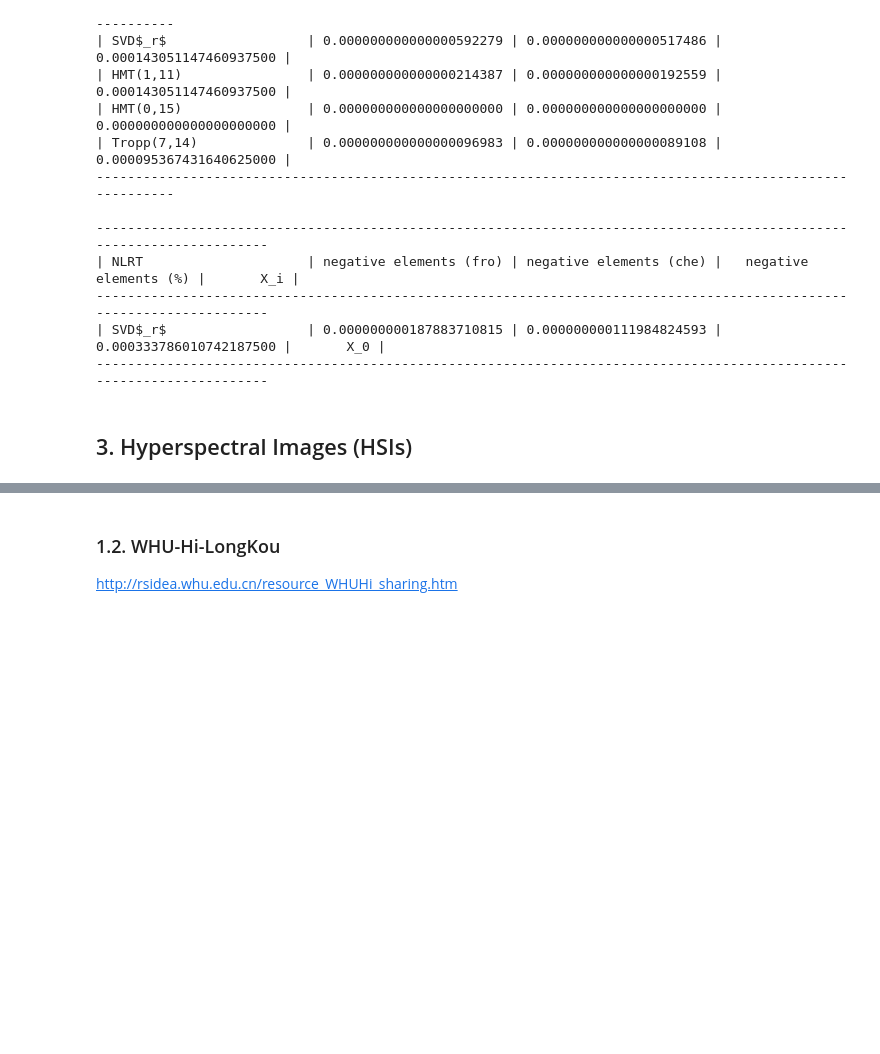
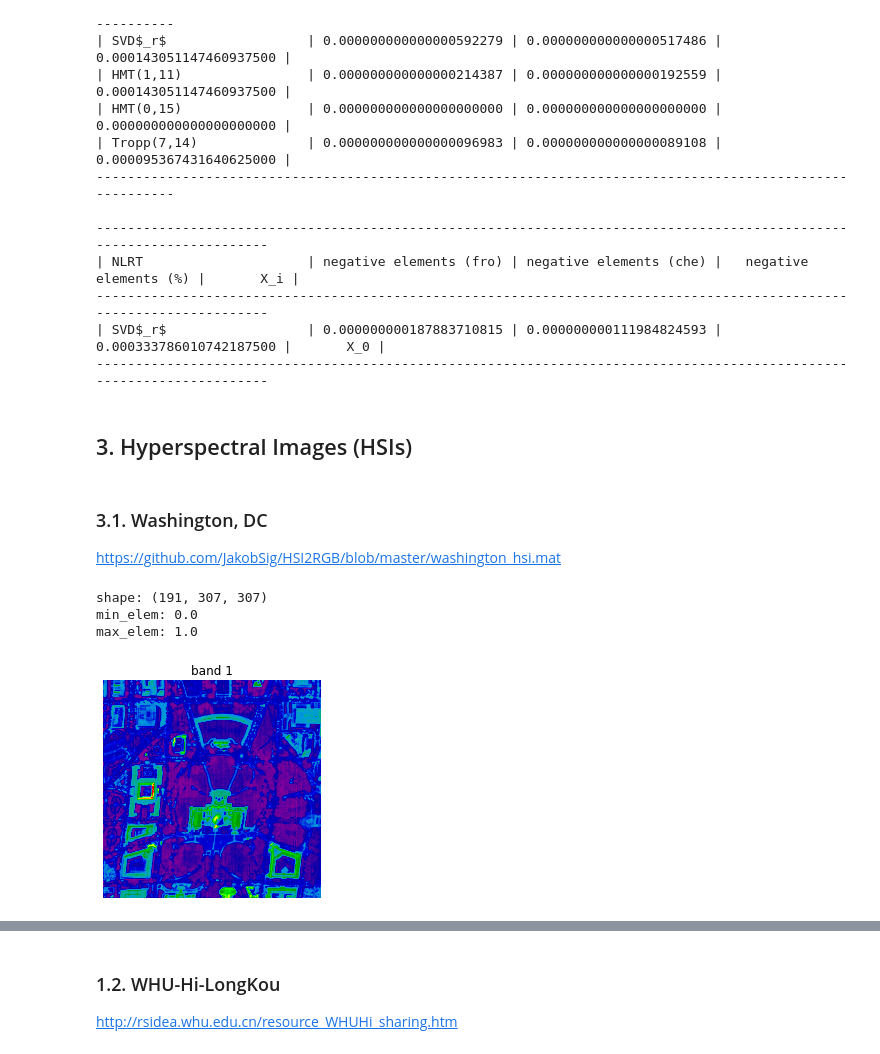
Before and after one commit to azamat11235/NLRTA, a Jupyter notebook: tensor_case.ipynb, the cells around one changed output, grey strips where cells are left out. Cells and saved outputs as stored; diff of their text form; code cells hidden in the pictures; blank space fills up the shorter version.

```diff
--- a/tensor_case.ipynb
+++ b/tensor_case.ipynb
@@ -495,3 +495,24 @@ ex.printNegativePart()
 ----------------------------------------------------------------------------------------------------------------------
 # %% [markdown]
 ## 3. Hyperspectral Images (HSIs)
+# %% [markdown]
+### 3.1. Washington, DC
+https://github.com/JakobSig/HSI2RGB/blob/master/washington_hsi.mat
+# %%
+HSI_path = 'data/washington_hsi.mat'
+HSI_mat = spio.loadmat(HSI_path)
+HSI_data = HSI_mat['Y']
+HSI_data = np.moveaxis(HSI_data, -1, 0)
+img = HSI_data / HSI_data.max()
+
+print('shape: %s\nmin_elem: %.1f\nmax_elem: %.1f' % (img.shape, img.min(), img.max()))
+band = 1
+plt.imshow(img[band], cmap='nipy_spectral')
+plt.title(f'band {band}')
+plt.axis('off')
+plt.show()
+# %% [output]
+shape: (191, 307, 307)
+min_elem: 0.0
+max_elem: 1.0
+[figure, added]
```
Also changed, not shown: parts of 33 cells of this notebook, 1 other file.
